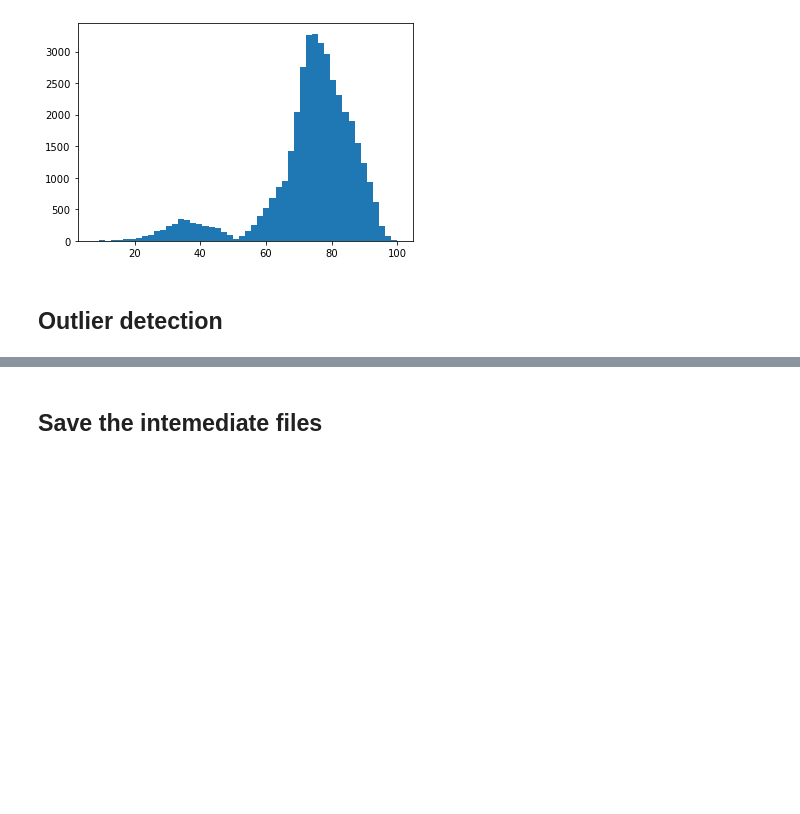
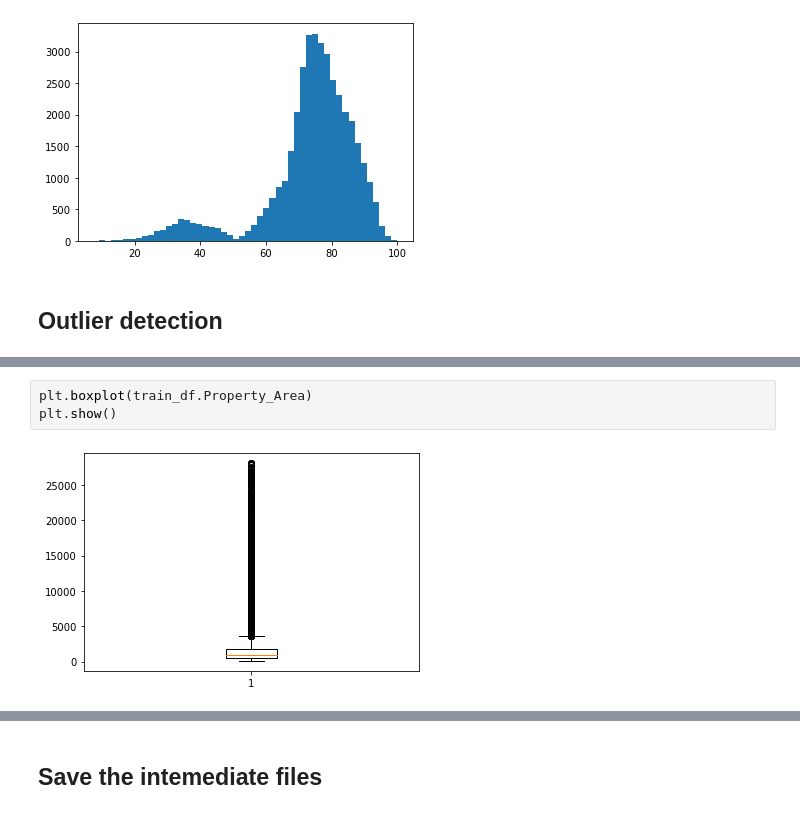
Before and after one commit to reddynt/data-science-competitions, a Jupyter notebook: hacker_earth/habitability_score_prediction/data_preparation.ipynb, the cells around one changed output, grey strips where cells are left out. Saved outputs shown, nothing was run; the diff lists cells and outputs as text; blank space fills up the shorter version.

```diff
--- a/hacker_earth/habitability_score_prediction/data_preparation.ipynb
+++ b/hacker_earth/habitability_score_prediction/data_preparation.ipynb
@@ -373,0 +398,5 @@ plt.show()
+# %%
+plt.boxplot(train_df.Property_Area)
+plt.show()
+# %% [output]
+[figure, added]
```
Also changed, not shown: parts of 6 cells of this notebook, 11 other files.
